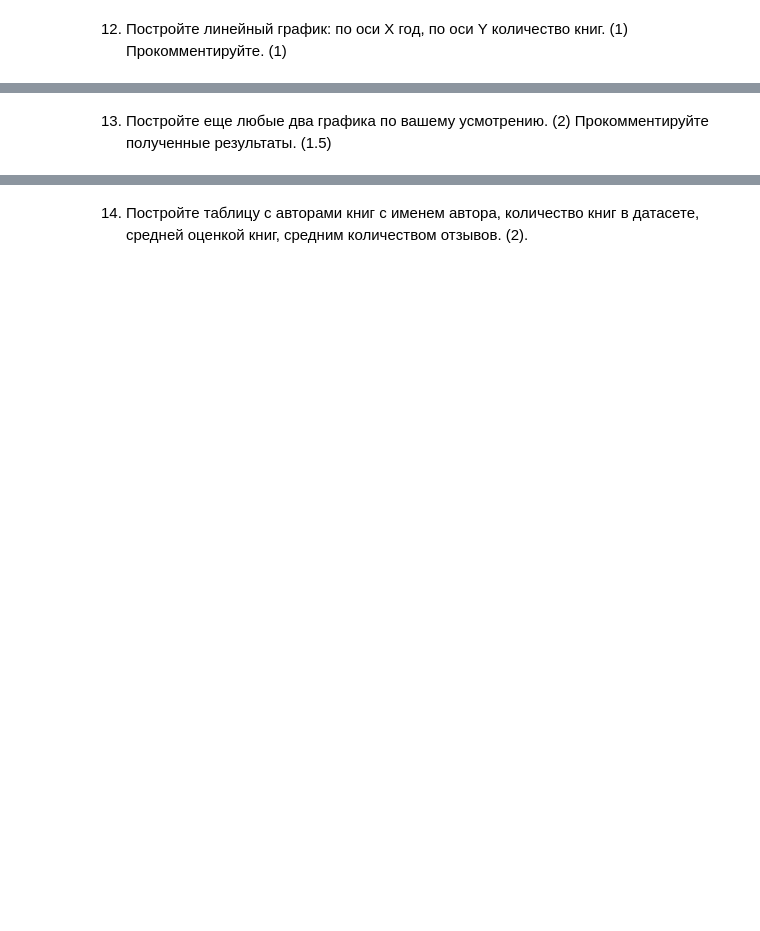
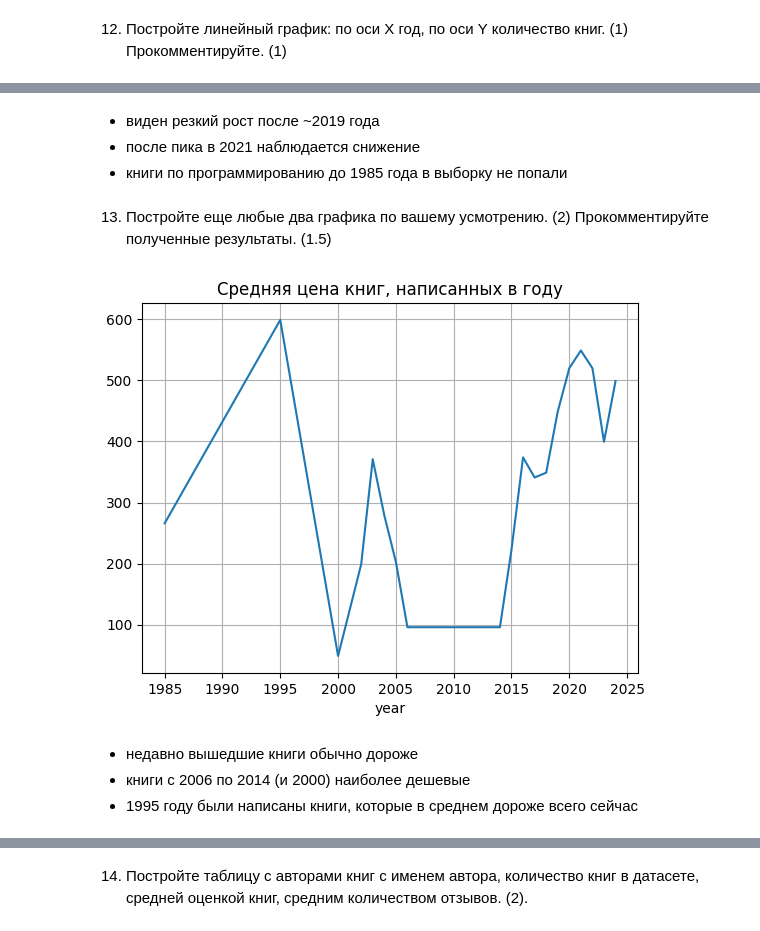
Before and after one commit to lanya-dorkin/python_entry_hse, a Jupyter notebook: eda.ipynb, the cells around one changed output, grey strips where cells are left out. Drawn from its saved outputs; the diff is of its cells as text; code cells hidden in the pictures; blank space fills up the shorter version.

```diff
--- a/eda.ipynb
+++ b/eda.ipynb
@@ -178,2 +182,17 @@ plt.show()
+# %% [markdown]
+- виден резкий рост после ~2019 года
+- после пика в 2021 наблюдается снижение
+- книги по программированию до 1985 года в выборку не попали
 # %% [markdown]
 13. Постройте еще любые два графика по вашему усмотрению. (2) Прокомментируйте полученные результаты. (1.5)
+# %%
+df.groupby('year').price.median().plot()
+plt.title('Средняя цена книг, написанных в году')
+plt.grid()
+plt.show()
+# %% [output]
+[figure, added]
+# %% [markdown]
+- недавно вышедшие книги обычно дороже
+- книги с 2006 по 2014 (и 2000) наиболее дешевые
+- 1995 году были написаны книги, которые в среднем дороже всего сейчас
```
Also changed, not shown: parts of 19 cells of this notebook, 2 other files.
